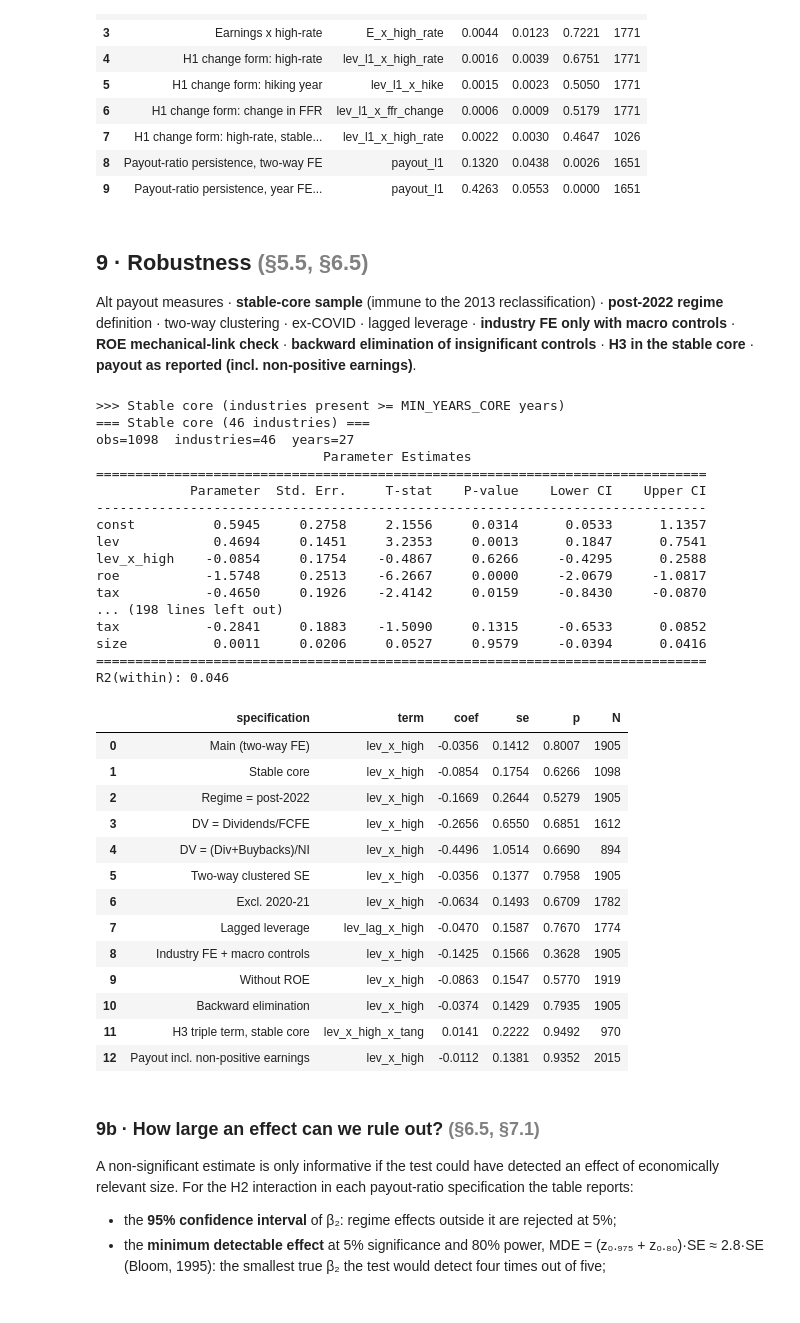
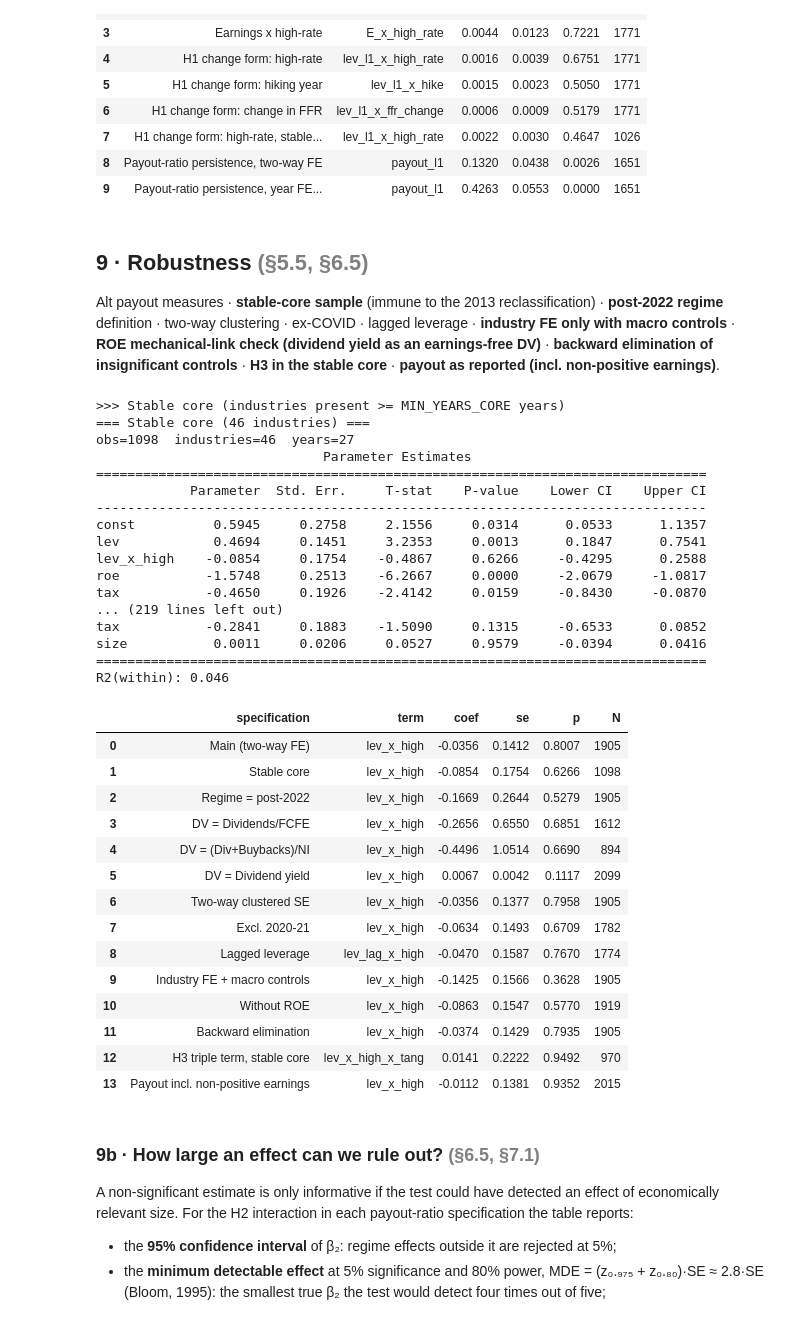
Before and after one commit to MilanKalajdzic/Master-Thesis, a Jupyter notebook: thesis_analysis.ipynb, the cells around one changed output. Saved outputs shown, nothing was run; the diff lists cells and outputs as text; code cells hidden in the pictures.

```diff
--- a/thesis_analysis.ipynb
+++ b/thesis_analysis.ipynb
@@ -229,6 +229,8 @@ def load_year(year):
         if tot and ni:
             f["totpayout_ni"] = pd.to_numeric(fc[tot], errors="coerce") / _den(ni)
         out = out.merge(f, on="industry", how="left")
+        if "div_usd" in out:                        # earnings-free payout measure (§9 ROE check)
+            out["div_yield"] = out["div_usd"] / out["mktcap"].where(out["mktcap"] > 0)
     if year in SOURCES["capex"]:
         cx = read_industry_sheet(SOURCES["capex"][year])
         out = out.merge(pd.DataFrame({"industry": cx["industry"], "tangibility": _tangibility(cx)}),
@@ -369,7 +371,7 @@ if TANGIBILITY_PROXY in DEPREC_PROXIES:
     panel.loc[brk, "tangibility"] = np.nan
 
 panel = winsorize(panel, [c for c in
-        ["payout", "payout_all", "div_to_fcfe", "totpayout_ni", "lev", "roe", "tax", "tangibility"] if c in panel])
+        ["payout", "payout_all", "div_to_fcfe", "totpayout_ni", "div_yield", "lev", "roe", "tax", "tangibility"] if c in panel])
 
 # persistence / stable core (Appendix B)
 persist = panel.groupby("industry")["year"].nunique().sort_values(ascending=False)
@@ -911,7 +914,7 @@ Persistence of the payout RATIO: 0.13-0.43
 
 Alt payout measures · **stable-core sample** (immune to the 2013 reclassification) · **post-2022 regime**
 definition · two-way clustering · ex-COVID · lagged leverage · **industry FE only with macro controls** ·
-**ROE mechanical-link check** · **backward elimination of insignificant controls** · **H3 in the stable core** · **payout as reported (incl. non-positive earnings)**.
+**ROE mechanical-link check (dividend yield as an earnings-free DV)** · **backward elimination of insignificant controls** · **H3 in the stable core** · **payout as reported (incl. non-positive earnings)**.
 # %%
 robust = {}
 # (a) stable core
@@ -924,7 +927,7 @@ print("\n>>> Post-2022 binary regime")
 robust["post2022"] = fit_panel(pp, "payout", ["lev", "lev_x_high"] + BASE_CONTROLS,
                                title="Regime = post-2022 binary")
 # (c) alternative payout
-for dv_alt in ["div_to_fcfe", "totpayout_ni"]:
+for dv_alt in ["div_to_fcfe", "totpayout_ni", "div_yield"]:
     if dv_alt in panel and panel[dv_alt].notna().any():
         print(f"\n>>> Alt payout: {dv_alt}")
         robust[dv_alt] = fit_panel(panel, dv_alt, ["lev", "lev_x_high"] + BASE_CONTROLS, title=f"DV={dv_alt}")
@@ -952,15 +955,24 @@ robust["indFE_macro"] = fit_panel(panel, "payout",
     ["lev", "high_rate", "lev_x_high"] + BASE_CONTROLS + MACRO_CONTROLS,
     time=False, cluster_time=True, title="Industry FE + macro controls (no year FE), two-way clustered")
 
-# (h) ROE mechanical-link check: payout = D/NI and ROE = NI/E share net income.
+# (h) ROE mechanical-link check. The payout ratio is D/NI and ROE is NI/E, so both contain net income.
+#     Dividends/FCFE does not solve this (FCFE = NI - net capex - change in working capital + net borrowing).
+#     Dividend yield (D / market cap) contains no earnings, so the ROE coefficient there is free of the
+#     accounting link. Caveat: yield and leverage D/(D+E) both contain market equity, so the LEVERAGE
+#     coefficient in the yield regression is itself partly mechanical; the check is about ROE only.
 print("\n>>> ROE mechanical-link check: interaction model without ROE")
 robust["noROE"] = fit_panel(panel, "payout", ["lev", "lev_x_high", "tax", "size"],
                             title="Interaction without ROE")
-if robust.get("div_to_fcfe") is not None and "roe" in robust["div_to_fcfe"].params:
-    r_ = robust["div_to_fcfe"]
-    print(f"ROE with Dividends/FCFE as DV (FCFE also contains net income, so this does not "
-          f"separate the mechanical link from an economic one): "
-          f"{r_.params['roe']:+.3f} (p={r_.pvalues['roe']:.3f})")
+_roe_rows = []
+for dv_, res_, ni_in in [("payout (D/NI)", res_int, "yes"), ("Dividends/FCFE", robust.get("div_to_fcfe"), "yes (via FCFE)"),
+                         ("Dividend yield (D/MC)", robust.get("div_yield"), "no")]:
+    if res_ is not None and "roe" in res_.params:
+        _roe_rows.append({"dependent variable": dv_, "net income in DV": ni_in, "roe_coef": res_.params["roe"],
+                          "se": res_.std_errors["roe"], "p": res_.pvalues["roe"], "N": int(res_.nobs)})
+roe_check = pd.DataFrame(_roe_rows).round(4)
+roe_check.to_csv(OUTDIR / "tab_roe_check.csv", index=False)
+print("\nROE coefficient by dependent variable (interaction model, two-way FE):")
+print(roe_check.to_string(index=False))
 
 # (i) Backward elimination a posteriori: repeatedly drop the least significant CONTROL with p > 0.05.
 #     The hypothesis terms (lev, lev_x_high) are never dropped.
@@ -999,7 +1011,7 @@ lev            0.4694     0.1451     3.2353     0.0013      0.1847      0.7541
 lev_x_high    -0.0854     0.1754    -0.4867     0.6266     -0.4295      0.2588
 roe           -1.5748     0.2513    -6.2667     0.0000     -2.0679     -1.0817
 tax           -0.4650     0.1926    -2.4142     0.0159     -0.8430     -0.0870
-... (198 lines left out)
+... (219 lines left out)
 tax           -0.2841     0.1883    -1.5090     0.1315     -0.6533      0.0852
 size           0.0011     0.0206     0.0527     0.9579     -0.0394      0.0416
 ==============================================================================
@@ -1007,40 +1019,41 @@ R2(within): 0.046
 # %%
 
 # Robustness summary (Appendix C): the regime-interaction term in every specification
 KEY = {"lagged": "lev_lag_x_high", "H3_core": "lev_x_high_x_tang"}
 LABEL = {"core": "Stable core", "post2022": "Regime = post-2022", "div_to_fcfe": "DV = Dividends/FCFE",
-         "totpayout_ni": "DV = (Div+Buybacks)/NI", "twoway": "Two-way clustered SE", "noCovid": "Excl. 2020-21",
+         "totpayout_ni": "DV = (Div+Buybacks)/NI", "div_yield": "DV = Dividend yield", "twoway": "Two-way clustered SE", "noCovid": "Excl. 2020-21",
          "lagged": "Lagged leverage", "indFE_macro": "Industry FE + macro controls",
          "noROE": "Without ROE", "elimination": "Backward elimination",
          "payout_all": "Payout incl. non-positive earnings", "H3_core": "H3 triple term, stable core"}
 rows = [{"specification": "Main (two-way FE)", "term": "lev_x_high",
          "coef": res_int.params["lev_x_high"], "se": res_int.std_errors["lev_x_high"],
          "p": res_int.pvalues["lev_x_high"], "N": int(res_int.nobs)}]
 for k, r in robust.items():
     if r is None:
         continue
     term = KEY.get(k, "lev_x_high")
     if term in r.params:
         rows.append({"specification": LABEL.get(k, k), "term": term, "coef": r.params[term],
                      "se": r.std_errors[term], "p": r.pvalues[term], "N": int(r.nobs)})
 rob_tbl = pd.DataFrame(rows).round(4)
 rob_tbl.to_csv(OUTDIR / "tab_robustness_summary.csv", index=False)
 rob_tbl
 # %% [output]
 |  | specification | term | coef | se | p | N |
 | 0 | Main (two-way FE) | lev_x_high | -0.0356 | 0.1412 | 0.8007 | 1905 |
 | 1 | Stable core | lev_x_high | -0.0854 | 0.1754 | 0.6266 | 1098 |
 | 2 | Regime = post-2022 | lev_x_high | -0.1669 | 0.2644 | 0.5279 | 1905 |
 | 3 | DV = Dividends/FCFE | lev_x_high | -0.2656 | 0.6550 | 0.6851 | 1612 |
 | 4 | DV = (Div+Buybacks)/NI | lev_x_high | -0.4496 | 1.0514 | 0.6690 | 894 |
-| 5 | Two-way clustered SE | lev_x_high | -0.0356 | 0.1377 | 0.7958 | 1905 |
-| 6 | Excl. 2020-21 | lev_x_high | -0.0634 | 0.1493 | 0.6709 | 1782 |
-| 7 | Lagged leverage | lev_lag_x_high | -0.0470 | 0.1587 | 0.7670 | 1774 |
-| 8 | Industry FE + macro controls | lev_x_high | -0.1425 | 0.1566 | 0.3628 | 1905 |
-| 9 | Without ROE | lev_x_high | -0.0863 | 0.1547 | 0.5770 | 1919 |
-| 10 | Backward elimination | lev_x_high | -0.0374 | 0.1429 | 0.7935 | 1905 |
-| 11 | H3 triple term, stable core | lev_x_high_x_tang | 0.0141 | 0.2222 | 0.9492 | 970 |
-| 12 | Payout incl. non-positive earnings | lev_x_high | -0.0112 | 0.1381 | 0.9352 | 2015 |
+| 5 | DV = Dividend yield | lev_x_high | 0.0067 | 0.0042 | 0.1117 | 2099 |
+| 6 | Two-way clustered SE | lev_x_high | -0.0356 | 0.1377 | 0.7958 | 1905 |
+| 7 | Excl. 2020-21 | lev_x_high | -0.0634 | 0.1493 | 0.6709 | 1782 |
+| 8 | Lagged leverage | lev_lag_x_high | -0.0470 | 0.1587 | 0.7670 | 1774 |
+| 9 | Industry FE + macro controls | lev_x_high | -0.1425 | 0.1566 | 0.3628 | 1905 |
+| 10 | Without ROE | lev_x_high | -0.0863 | 0.1547 | 0.5770 | 1919 |
+| 11 | Backward elimination | lev_x_high | -0.0374 | 0.1429 | 0.7935 | 1905 |
+| 12 | H3 triple term, stable core | lev_x_high_x_tang | 0.0141 | 0.2222 | 0.9492 | 970 |
+| 13 | Payout incl. non-positive earnings | lev_x_high | -0.0112 | 0.1381 | 0.9352 | 2015 |
 # %% [markdown]
 ### 9b · How large an effect can we rule out?  <span style="color:gray">(§6.5, §7.1)</span>
 
```
Also changed, not shown: parts of 6 cells of this notebook, 5 other files.
